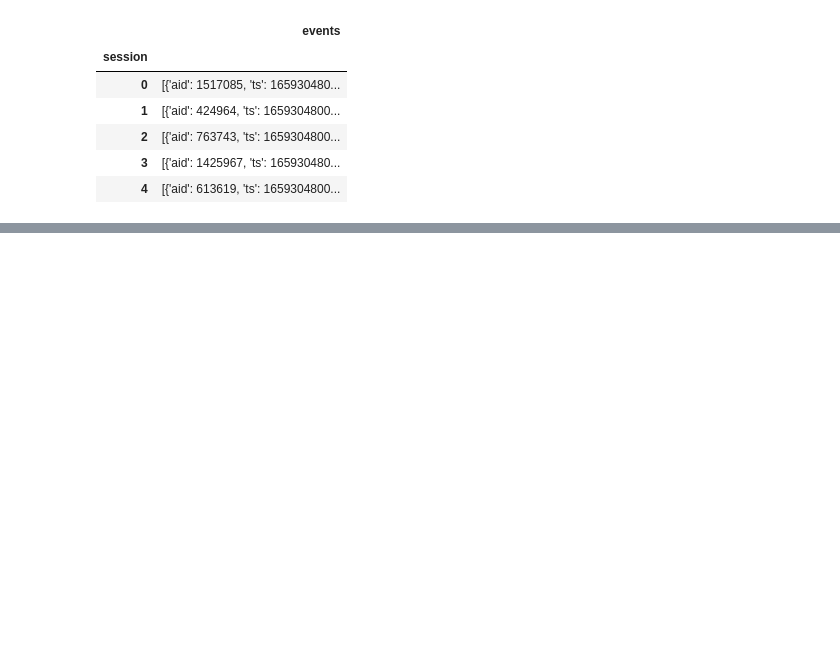
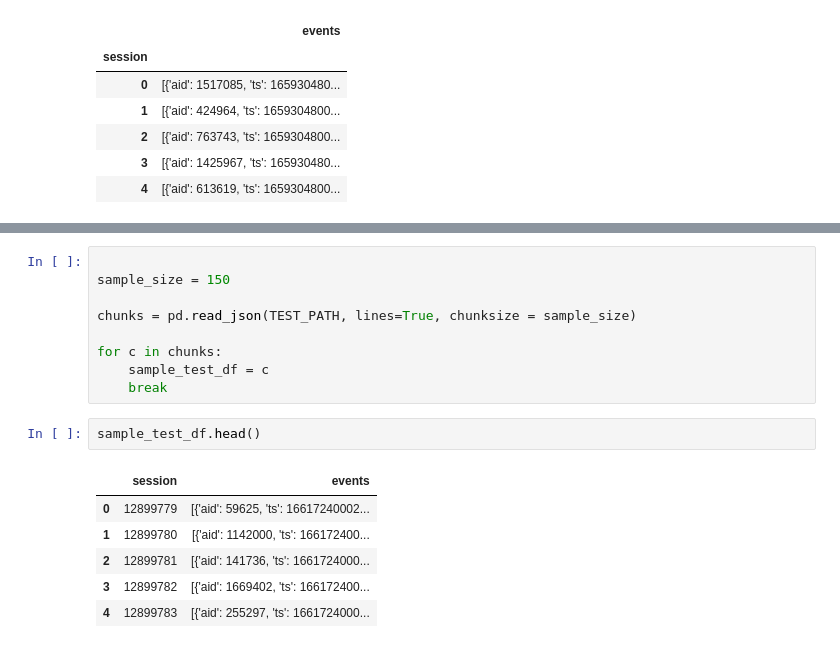
Before and after one commit to zahra-0101/Twitter-Sentiment-Analysis-Stock-Prediction-GAN, a Jupyter notebook: twitter.ipynb, the cells around one changed output, grey strips where cells are left out. Drawn from its saved outputs; the diff is of its cells as text; blank space fills up the shorter version.

```diff
--- a/twitter.ipynb
+++ b/twitter.ipynb
@@ -115,0 +167,18 @@ plt.show()
+# %%
+
+sample_size = 150
+
+chunks = pd.read_json(TEST_PATH, lines=True, chunksize = sample_size)
+
+for c in chunks:
+    sample_test_df = c
+    break
+# %%
+sample_test_df.head()
+# %% [output]
+|  | session | events |
+| 0 | 12899779 | [{'aid': 59625, 'ts': 16617240002... |
+| 1 | 12899780 | [{'aid': 1142000, 'ts': 166172400... |
+| 2 | 12899781 | [{'aid': 141736, 'ts': 1661724000... |
+| 3 | 12899782 | [{'aid': 1669402, 'ts': 166172400... |
+| 4 | 12899783 | [{'aid': 255297, 'ts': 1661724000... |
```
Also changed, not shown: parts of 17 cells of this notebook.
